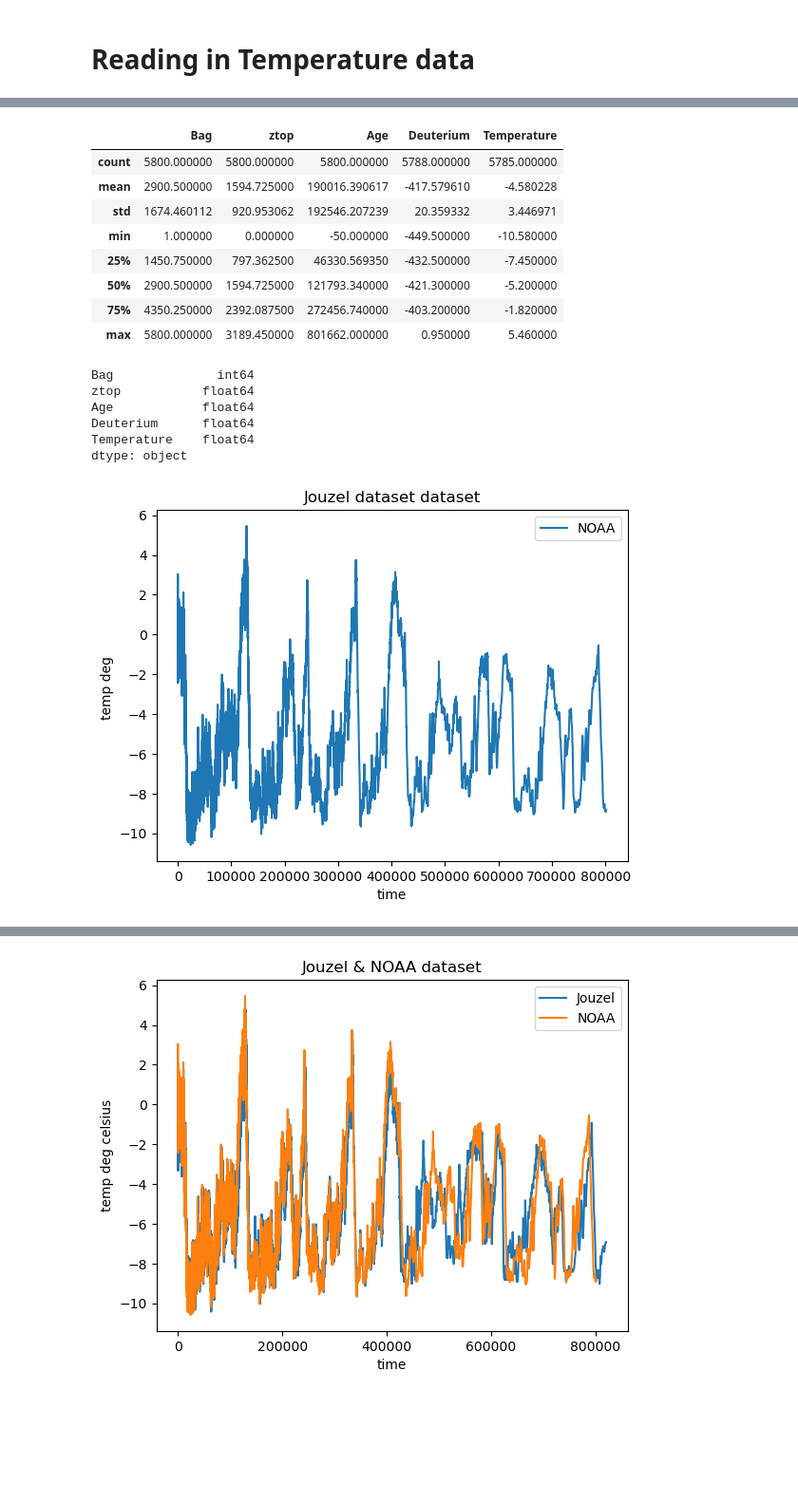
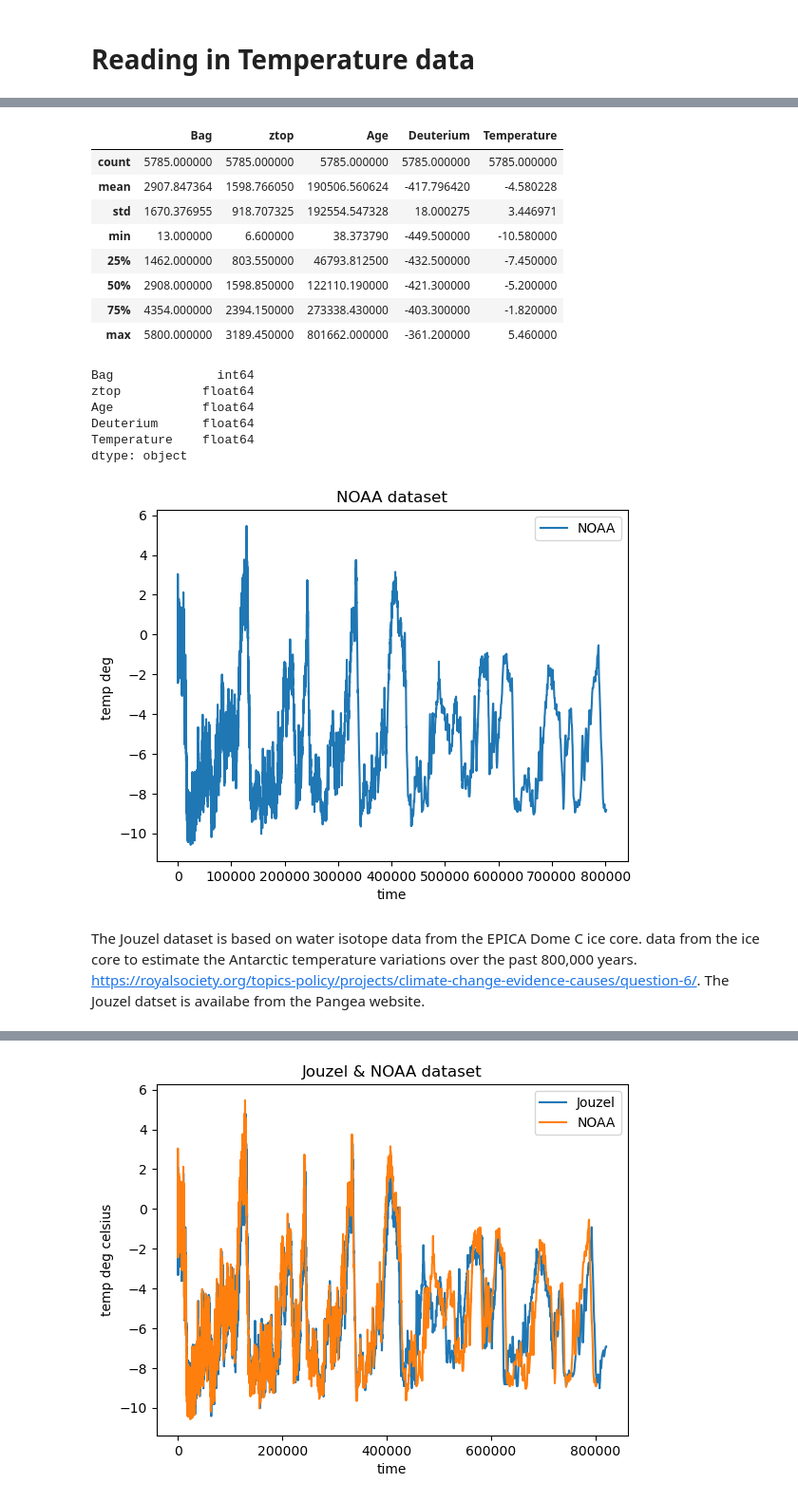
Before and after one commit to dectan/Programming-for-Data-Analysis-Project-2, a Jupyter notebook: Project 2.ipynb, the cells around one changed output, grey strips where cells are left out. Shown at 95% size. Saved outputs shown, nothing was run; the diff lists cells and outputs as text; code cells hidden in the pictures; blank space fills up the shorter version.

Commit message:
markdown cells added with description of datsets. some obsolete code removed.

```diff
--- a/Project 2.ipynb
+++ b/Project 2.ipynb
@@ -381,3 +302,3 @@ plt.show()
 # %%
 temp_noaa=pd.read_csv('imported_datasets/Temp data NOAA.csv',skiprows=range(91),delimiter=r"\s+")
-temp_noaa2=temp_noaa.dropna()
+temp_noaa=temp_noaa.dropna()
@@ -401,14 +326,14 @@ temp_noaa2
 temp_noaa.describe()
 # %% [output]
 |  | Bag | ztop | Age | Deuterium | Temperature |
-| count | 5800.000000 | 5800.000000 | 5800.000000 | 5788.000000 | 5785.000000 |
-| mean | 2900.500000 | 1594.725000 | 190016.390617 | -417.579610 | -4.580228 |
-| std | 1674.460112 | 920.953062 | 192546.207239 | 20.359332 | 3.446971 |
-| min | 1.000000 | 0.000000 | -50.000000 | -449.500000 | -10.580000 |
-| 25% | 1450.750000 | 797.362500 | 46330.569350 | -432.500000 | -7.450000 |
-| 50% | 2900.500000 | 1594.725000 | 121793.340000 | -421.300000 | -5.200000 |
-| 75% | 4350.250000 | 2392.087500 | 272456.740000 | -403.200000 | -1.820000 |
-| max | 5800.000000 | 3189.450000 | 801662.000000 | 0.950000 | 5.460000 |
+| count | 5785.000000 | 5785.000000 | 5785.000000 | 5785.000000 | 5785.000000 |
+| mean | 2907.847364 | 1598.766050 | 190506.560624 | -417.796420 | -4.580228 |
+| std | 1670.376955 | 918.707325 | 192554.547328 | 18.000275 | 3.446971 |
+| min | 13.000000 | 6.600000 | 38.373790 | -449.500000 | -10.580000 |
+| 25% | 1462.000000 | 803.550000 | 46793.812500 | -432.500000 | -7.450000 |
+| 50% | 2908.000000 | 1598.850000 | 122110.190000 | -421.300000 | -5.200000 |
+| 75% | 4354.000000 | 2394.150000 | 273338.430000 | -403.300000 | -1.820000 |
+| max | 5800.000000 | 3189.450000 | 801662.000000 | -361.200000 | 5.460000 |
 # %%
 temp_noaa.dtypes
 # %% [output]
@@ -421,9 +346,11 @@ dtype: object
 # %%
 plt.plot(temp_noaa['Age'],temp_noaa['Temperature'], label = 'NOAA')
 plt.xlabel('time')
 plt.ylabel('temp deg ')
-plt.title('Jouzel dataset dataset')
+plt.title('NOAA dataset')
 plt.legend()
 plt.show()
 # %% [output]
-[figure, old version]
+[figure, new version]
+# %% [markdown]
+The Jouzel dataset is based on water isotope data from the EPICA Dome C ice core. data from the ice core to estimate the Antarctic temperature variations over the past 800,000 years. https://royalsociety.org/topics-policy/projects/climate-change-evidence-causes/question-6/. The Jouzel datset is availabe from the Pangea website.
```
Also changed, not shown: parts of 56 cells of this notebook, 6 other files.
